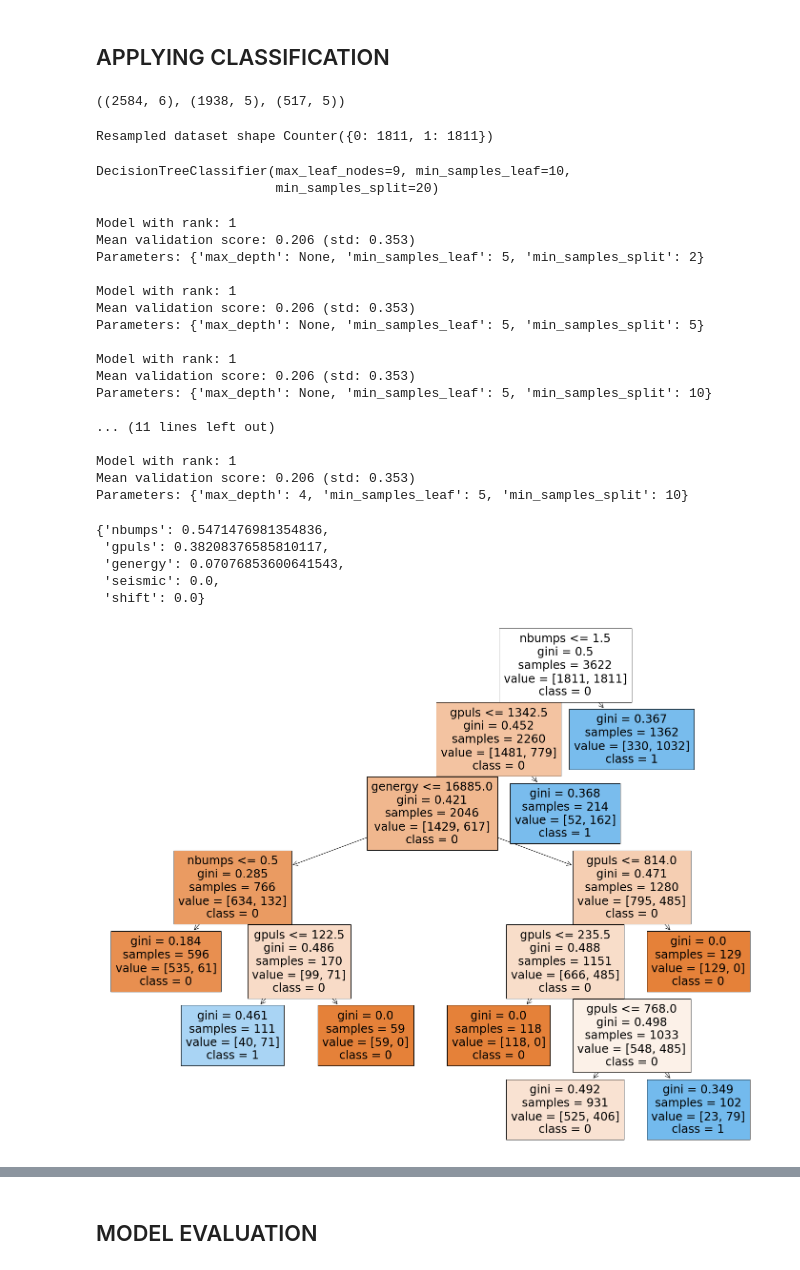
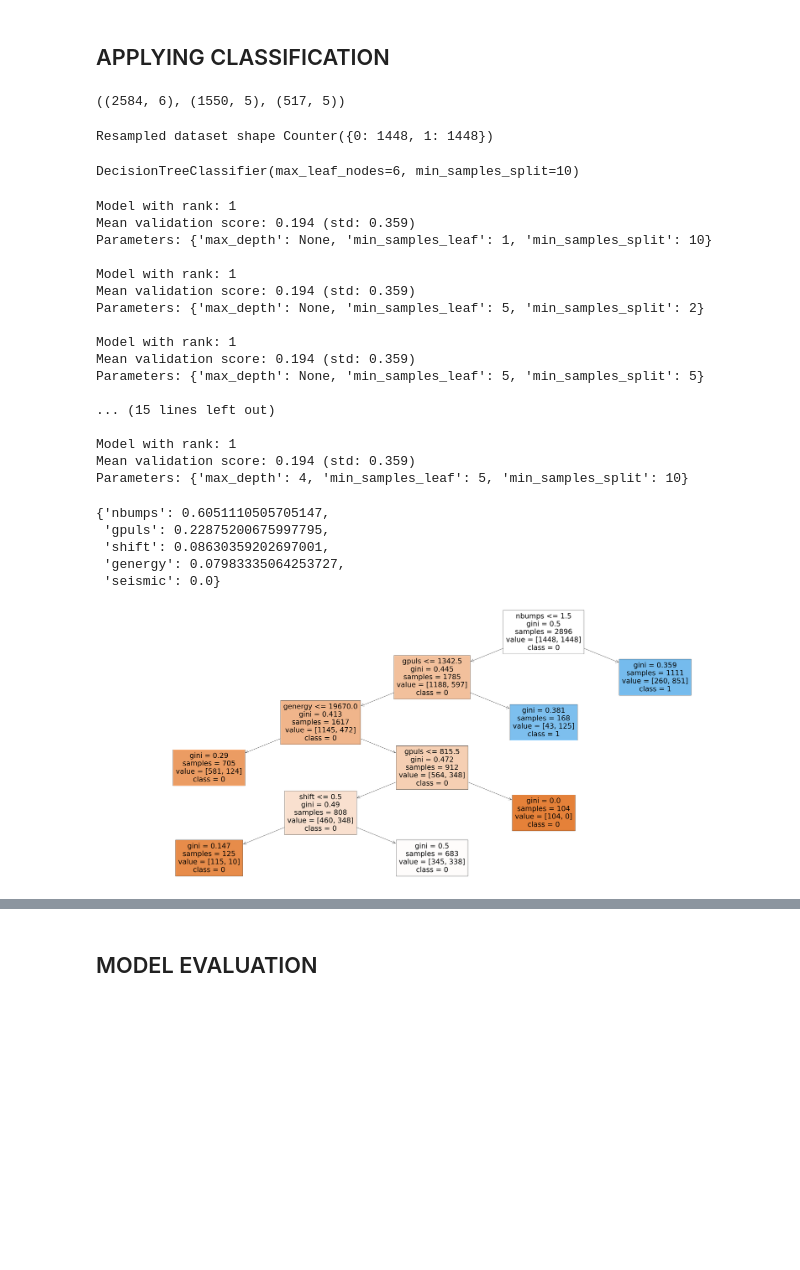
Before and after one commit to Grade0/DM-I, a Jupyter notebook: classification.ipynb, the cells around one changed output, grey strips where cells are left out. Saved outputs shown, nothing was run; the diff lists cells and outputs as text; code cells hidden in the pictures; blank space fills up the shorter version.

```diff
--- a/classification.ipynb
+++ b/classification.ipynb
@@ -102,32 +104,31 @@ X = df[attributes].values
 y = df['class']
 
 X_train, X_test, y_train, y_test = train_test_split(X, y, test_size=0.2, stratify=y, random_state=1)
-X_train, X_val, y_train, y_val = train_test_split(X, y, test_size=0.25, stratify=y, random_state=1)
+X_train, X_val, y_train, y_val = train_test_split(X_train, y_train, test_size=0.25, stratify=y_train, random_state=1)
 # %%
 # Printing the shape of dataset, training-set and test-set ([number_of_rows], [number_of_columns])
 
 df.shape, X_train.shape, X_test.shape
 # %% [output]
-((2584, 6), (1938, 5), (517, 5))
+((2584, 6), (1550, 5), (517, 5))
 # %%
 ros = RandomOverSampler(random_state=942)
 X_res, y_res = ros.fit_resample(X_train, y_train)
 print('Resampled dataset shape %s' % Counter(y_res))
 # %% [output]
-Resampled dataset shape Counter({0: 1811, 1: 1811})
+Resampled dataset shape Counter({0: 1448, 1: 1448})
 # %%
 # Applying the classification algorithm with some parameters
 
 clf = DecisionTreeClassifier(criterion='gini',
-                             max_leaf_nodes = 9,
-                             min_samples_split=20,
-                             min_samples_leaf=10,
+                             max_leaf_nodes = 6,
+                             min_samples_split=10,
+                             min_samples_leaf=1,
                             )
 
 clf.fit(X_res, y_res)
 # %% [output]
-DecisionTreeClassifier(max_leaf_nodes=9, min_samples_leaf=10,
-                       min_samples_split=20)
+DecisionTreeClassifier(max_leaf_nodes=6, min_samples_split=10)
 # %%
 param_list = {'max_depth': [None] + [2, 3, 4],
              'min_samples_split': [2, 5, 10, 20],
@@ -154,21 +155,21 @@ def report(results, n_top=3):
 report(res, n_top=3)
 # %% [output]
 Model with rank: 1
-Mean validation score: 0.206 (std: 0.353)
+Mean validation score: 0.194 (std: 0.359)
+Parameters: {'max_depth': None, 'min_samples_leaf': 1, 'min_samples_split': 10}
+
+Model with rank: 1
+Mean validation score: 0.194 (std: 0.359)
 Parameters: {'max_depth': None, 'min_samples_leaf': 5, 'min_samples_split': 2}
 
 Model with rank: 1
-Mean validation score: 0.206 (std: 0.353)
+Mean validation score: 0.194 (std: 0.359)
 Parameters: {'max_depth': None, 'min_samples_leaf': 5, 'min_samples_split': 5}
 
-Model with rank: 1
-Mean validation score: 0.206 (std: 0.353)
-Parameters: {'max_depth': None, 'min_samples_leaf': 5, 'min_samples_split': 10}
-
-... (11 lines left out)
+... (15 lines left out)
 
 Model with rank: 1
-Mean validation score: 0.206 (std: 0.353)
+Mean validation score: 0.194 (std: 0.359)
 Parameters: {'max_depth': 4, 'min_samples_leaf': 5, 'min_samples_split': 10}
 # %%
 # Priting the attibutes in order of importance according to the classification algorithm applied
@@ -178,21 +179,21 @@ imp_dict
 
 {k: v for k, v in sorted(imp_dict.items(), key=lambda item: item[1], reverse=True)}
 # %% [output]
-{'nbumps': 0.5471476981354836,
- 'gpuls': 0.38208376585810117,
- 'genergy': 0.07076853600641543,
- 'seismic': 0.0,
- 'shift': 0.0}
+{'nbumps': 0.6051110505705147,
+ 'gpuls': 0.22875200675997795,
+ 'shift': 0.08630359202697001,
+ 'genergy': 0.07983335064253727,
+ 'seismic': 0.0}
 # %%
 # Plotting the entire Decision Tree
 
-fig = plt.figure(figsize=(25,20))
+fig = plt.figure(figsize=(60,25))
 _ = tree.plot_tree(clf,
                    feature_names=attributes,
                    class_names=[str(v) for v in clf.classes_],
                    filled=True)
 # %% [output]
-[figure, old version]
+[figure, new version]
 # %%
 # Plotting only the first 3 levels of the DT
 
```
Also changed, not shown: parts of 20 cells of this notebook.
